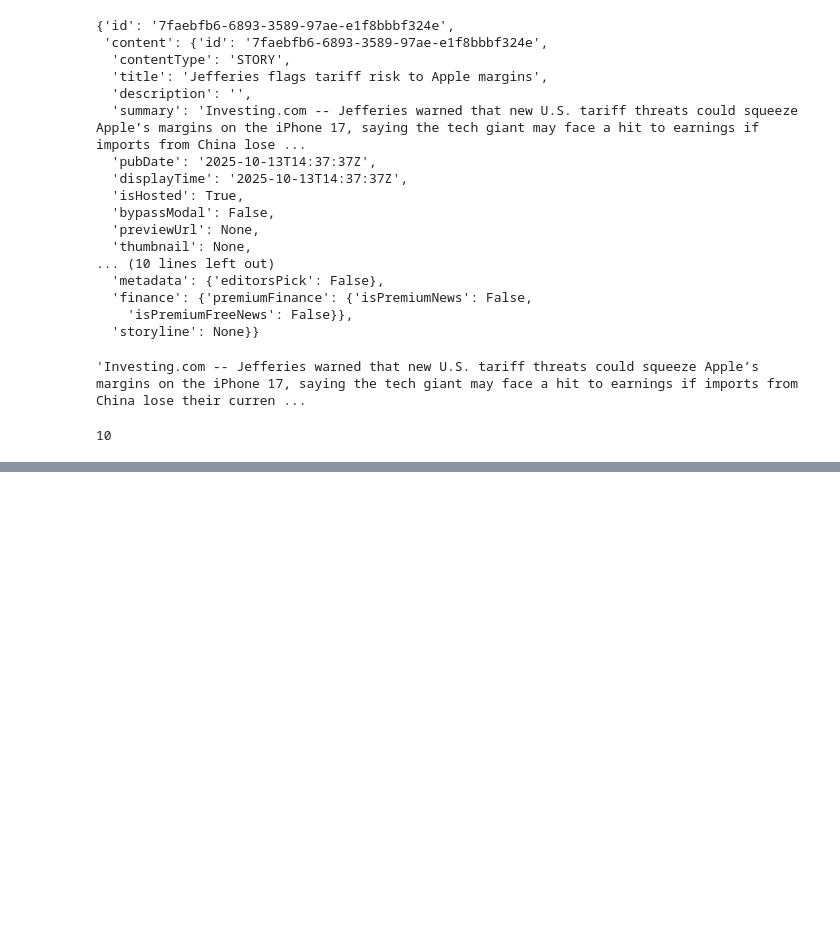
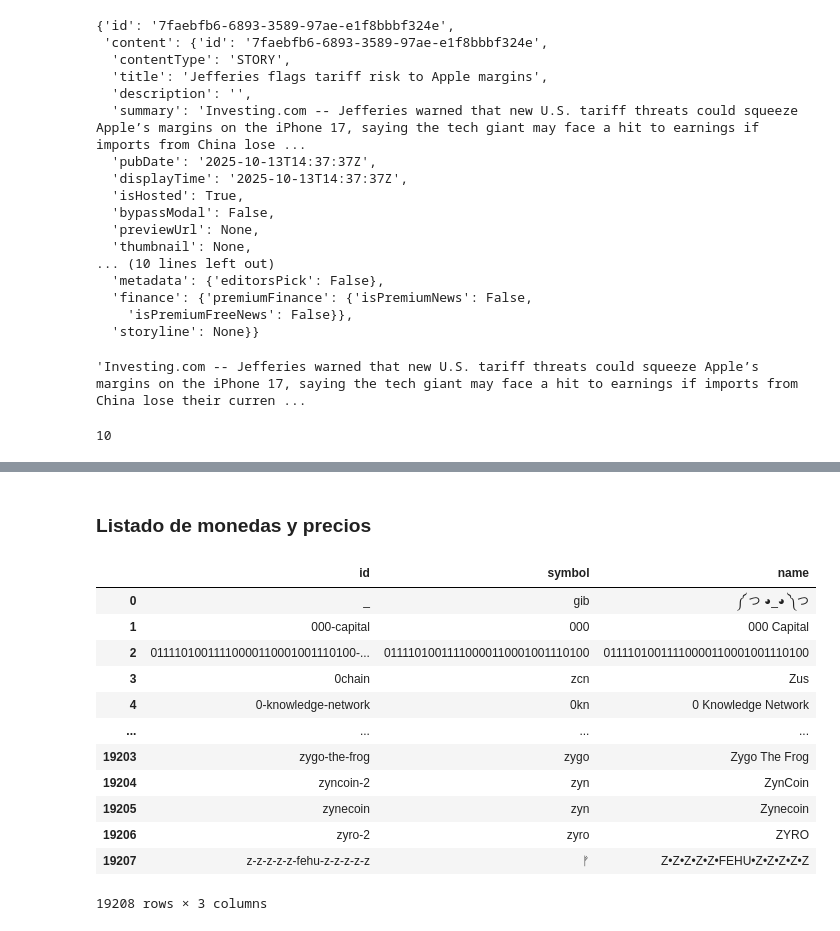
Before and after one commit to caracena/apunte-finanzas-computacionales, a Jupyter notebook: clase1-get_data.ipynb, the cells around one changed output, grey strips where cells are left out. Drawn from its saved outputs; the diff is of its cells as text; code cells hidden in the pictures; blank space fills up the shorter version.

```diff
--- a/clase1-yfinance.ipynb
+++ b/clase1-get_data.ipynb
@@ -293,0 +397,18 @@ len(AAPL.news)
+# %% [markdown]
+### Listado de monedas y precios
+# %%
+pd.DataFrame(cg.get_coins_list())
+# %% [output]
+|  | id | symbol | name |
+| 0 | _ | gib | ༼ つ ◕_◕ ༽つ |
+| 1 | 000-capital | 000 | 000 Capital |
+| 2 | 01111010011110000110001001110100-... | 01111010011110000110001001110100 | 01111010011110000110001001110100 |
+| 3 | 0chain | zcn | Zus |
+| 4 | 0-knowledge-network | 0kn | 0 Knowledge Network |
+| ... | ... | ... | ... |
+| 19203 | zygo-the-frog | zygo | Zygo The Frog |
+| 19204 | zyncoin-2 | zyn | ZynCoin |
+| 19205 | zynecoin | zyn | Zynecoin |
+| 19206 | zyro-2 | zyro | ZYRO |
+| 19207 | z-z-z-z-z-fehu-z-z-z-z-z | ᚠ | Z•Z•Z•Z•Z•FEHU•Z•Z•Z•Z•Z |
+19208 rows × 3 columns
```
Also changed, not shown: parts of 26 cells of this notebook, 2 other files.
